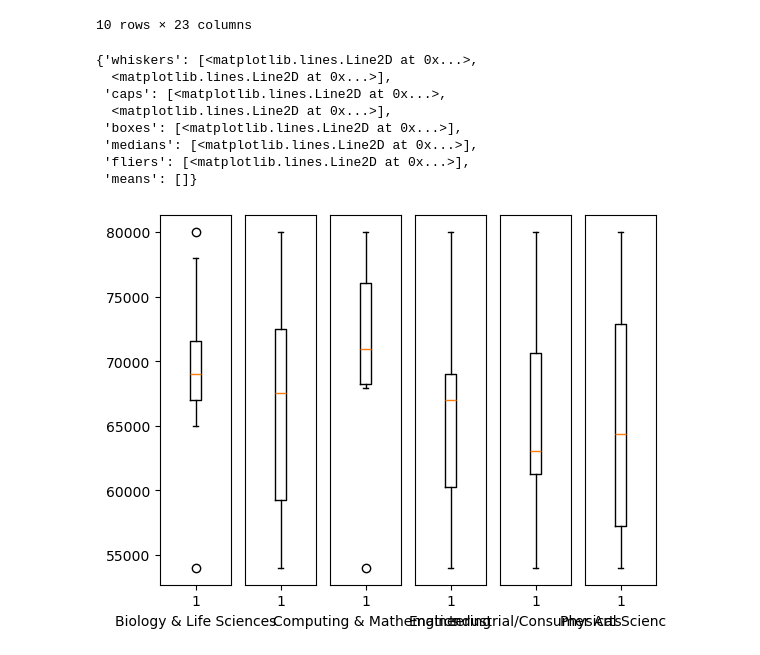
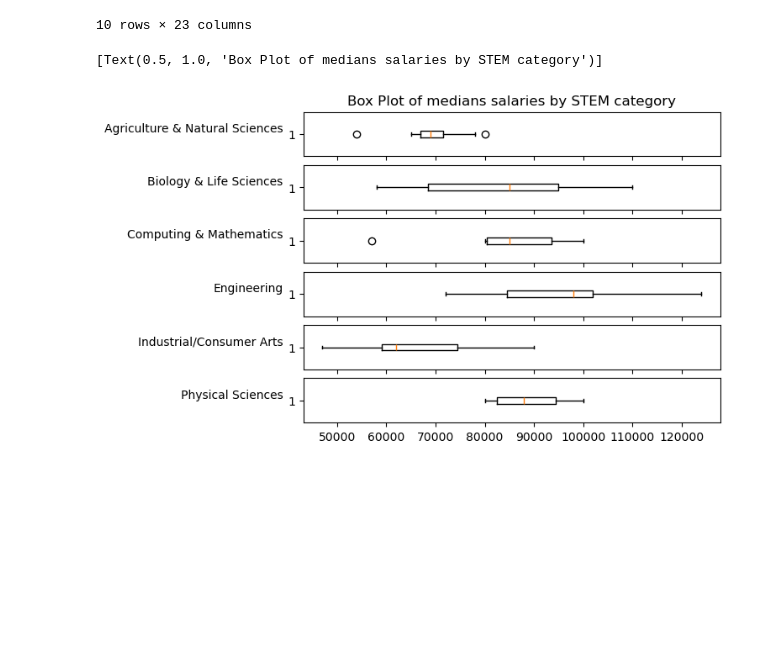
Before and after one commit to cph-datascience/census-career-exploration, a Jupyter notebook: DataFestWork/DataScienceClubFest.ipynb, the cells around one changed output. Cells and saved outputs as stored; diff of their text form; code cells hidden in the pictures; blank space fills up the shorter version.

Commit message:
Graphing median STEM salaries

```diff
--- a/DataFestWork/DataScienceClubFest.ipynb
+++ b/DataFestWork/DataScienceClubFest.ipynb
@@ -113,44 +113,33 @@ graph_max = graduates_df ['Grad_median'].max () * 2
 # %%
 labels = ["Agriculture & Natural Sciences",
           "Biology & Life Sciences",
           "Computing & Mathematics",
           "Engineering",
           "Industrial/Consumer Arts",
           "Physical Sciences"]
 
+#box plots are vertically oriented
+figure, (ax) = plt.subplots (6, sharex=True)
 
-figure, ((ax1), (ax2), (ax3), (ax4), (ax5), (ax6)) = plt.subplots (1, 6)
+ax[0].set_ylabel (labels [0], rotation = 'horizontal', ha = 'right')
+ax[0].boxplot (ans_df['Grad_median'], orientation = 'horizontal')
 
+ax[1].set_ylabel (labels [1], rotation = 'horizontal', ha = 'right')
+ax[1].boxplot (bls_df['Grad_median'], orientation = 'horizontal')
 
-ax1.set_xlabel (labels [0])
-ax1.boxplot (ans_df['Grad_median'])
+ax[2].set_ylabel (labels [2], rotation = 'horizontal', ha = 'right')
+ax[2].boxplot (cam_df['Grad_median'], orientation = 'horizontal')
 
-ax1.set_xlabel (labels [1])
-ax2.get_yaxis ().set_visible (False)
-ax2.boxplot (bls_df['Grad_median'])
+ax[3].set_ylabel (labels [3], rotation = 'horizontal', ha = 'right')
+ax[3].boxplot (eng_df['Grad_median'], orientation = 'horizontal')
 
-ax3.set_xlabel (labels [2])
-ax3.get_yaxis ().set_visible (False)
-ax3.boxplot (cam_df['Grad_median'])
+ax[4].set_ylabel (labels [4], rotation = 'horizontal', ha = 'right')
+ax[4].boxplot (ics_df['Grad_median'], orientation = 'horizontal')
 
-ax4.set_xlabel (labels [3])
-ax4.get_yaxis ().set_visible (False)
-ax4.boxplot (eng_df['Grad_median'])
+ax[5].set_ylabel (labels [5], rotation = 'horizontal', ha = 'right')
+ax[5].boxplot (phy_df['Grad_median'], orientation = 'horizontal')
 
-ax5.set_xlabel (labels [4])
-ax5.get_yaxis ().set_visible (False)
-ax5.boxplot (ics_df['Grad_median'])
-
-ax6.set_xlabel (labels [5])
-ax6.get_yaxis ().set_visible (False)
-ax6.boxplot (phy_df['Grad_median'])
+ax[0].set (title = "Box Plot of medians salaries by STEM category")
 # %% [output]
-{'whiskers': [<matplotlib.lines.Line2D at 0x...>,
-  <matplotlib.lines.Line2D at 0x...>],
- 'caps': [<matplotlib.lines.Line2D at 0x...>,
-  <matplotlib.lines.Line2D at 0x...>],
- 'boxes': [<matplotlib.lines.Line2D at 0x...>],
- 'medians': [<matplotlib.lines.Line2D at 0x...>],
- 'fliers': [<matplotlib.lines.Line2D at 0x...>],
- 'means': []}
+[Text(0.5, 1.0, 'Box Plot of medians salaries by STEM category')]
-[figure, old version]
+[figure, new version]
```
